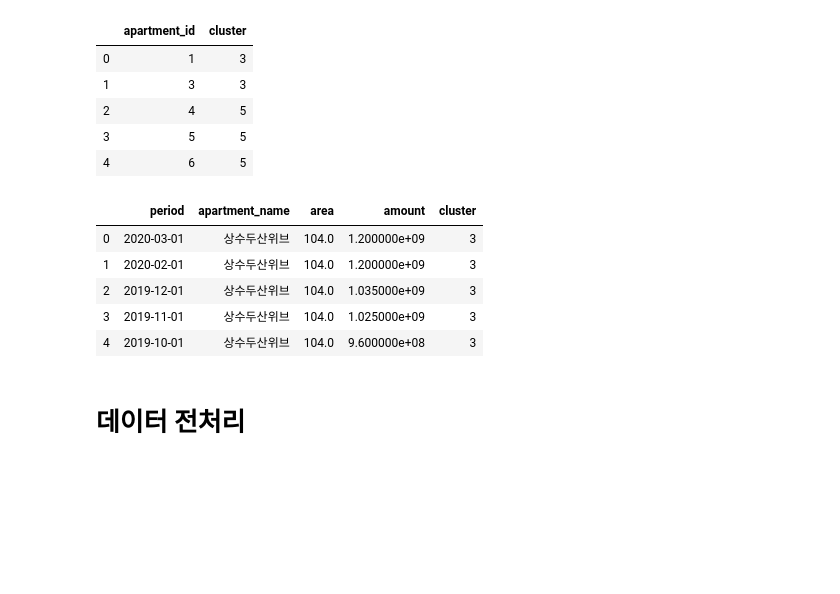
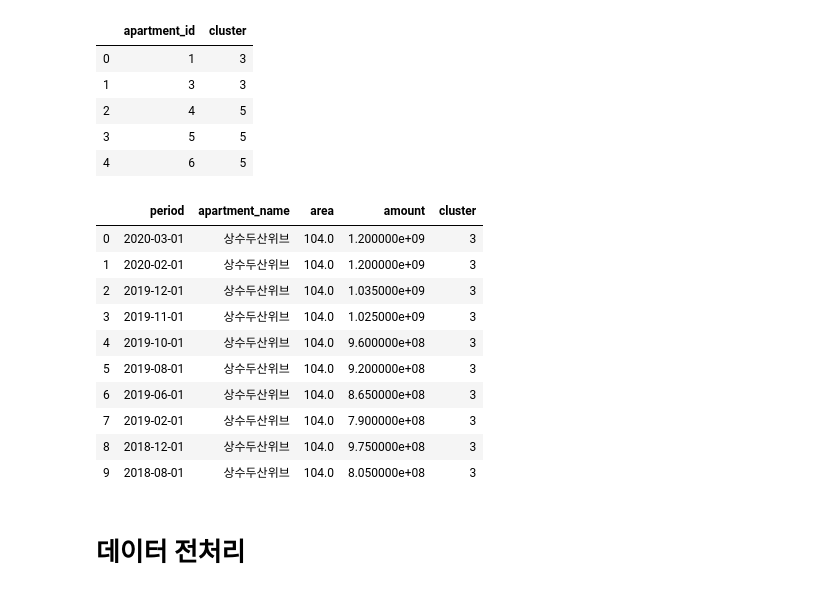
Before and after one commit to whoareyouwhoami/ProjectCasa, a Jupyter notebook: Modeling/Time_series.ipynb, the cells around one changed output. Cells and saved outputs as stored; diff of their text form; code cells hidden in the pictures; blank space fills up the shorter version.

```diff
--- a/Modeling/Time_series.ipynb
+++ b/Modeling/Time_series.ipynb
@@ -69,14 +69,19 @@ df = (apartment.
 df['period'] = pd.to_datetime(df['period'], format='%Y.%m')
 # %%
 df = df[['period','apartment_name','area','amount','cluster']]
-df.head(5)
+df.head(10)
 # %% [output]
 |  | period | apartment_name | area | amount | cluster |
 | 0 | 2020-03-01 | 상수두산위브 | 104.0 | 1.200000e+09 | 3 |
 | 1 | 2020-02-01 | 상수두산위브 | 104.0 | 1.200000e+09 | 3 |
 | 2 | 2019-12-01 | 상수두산위브 | 104.0 | 1.035000e+09 | 3 |
 | 3 | 2019-11-01 | 상수두산위브 | 104.0 | 1.025000e+09 | 3 |
 | 4 | 2019-10-01 | 상수두산위브 | 104.0 | 9.600000e+08 | 3 |
+| 5 | 2019-08-01 | 상수두산위브 | 104.0 | 9.200000e+08 | 3 |
+| 6 | 2019-06-01 | 상수두산위브 | 104.0 | 8.650000e+08 | 3 |
+| 7 | 2019-02-01 | 상수두산위브 | 104.0 | 7.900000e+08 | 3 |
+| 8 | 2018-12-01 | 상수두산위브 | 104.0 | 9.750000e+08 | 3 |
+| 9 | 2018-08-01 | 상수두산위브 | 104.0 | 8.050000e+08 | 3 |
 # %% [markdown]
 # 데이터 전처리
 # %%
```
Also changed, not shown: parts of 19 cells of this notebook, 2 other files.
